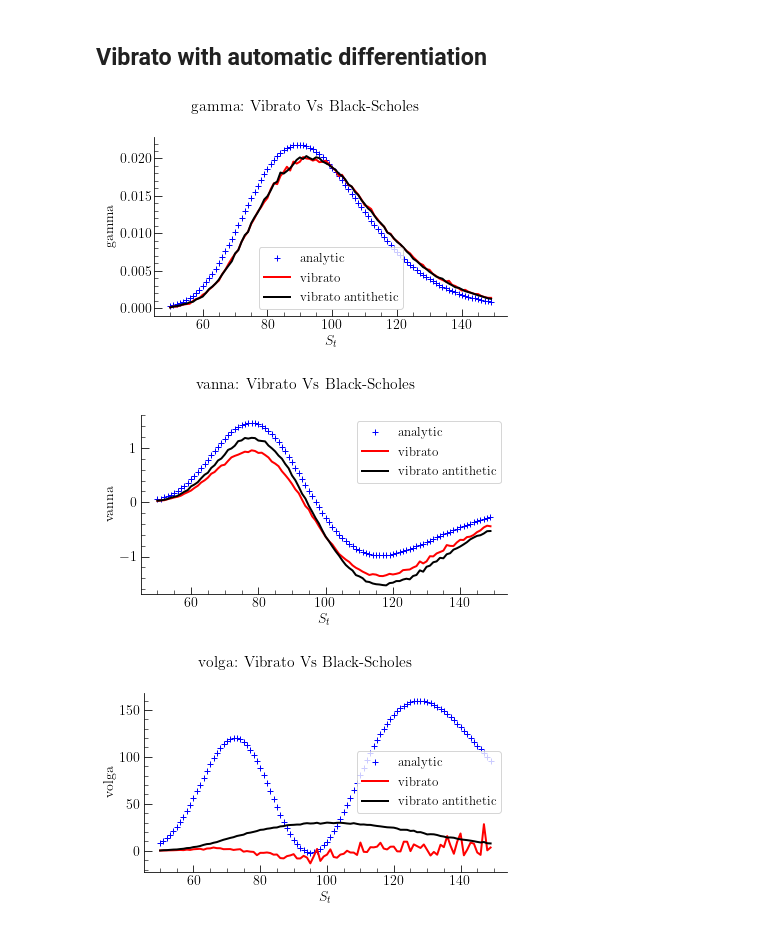
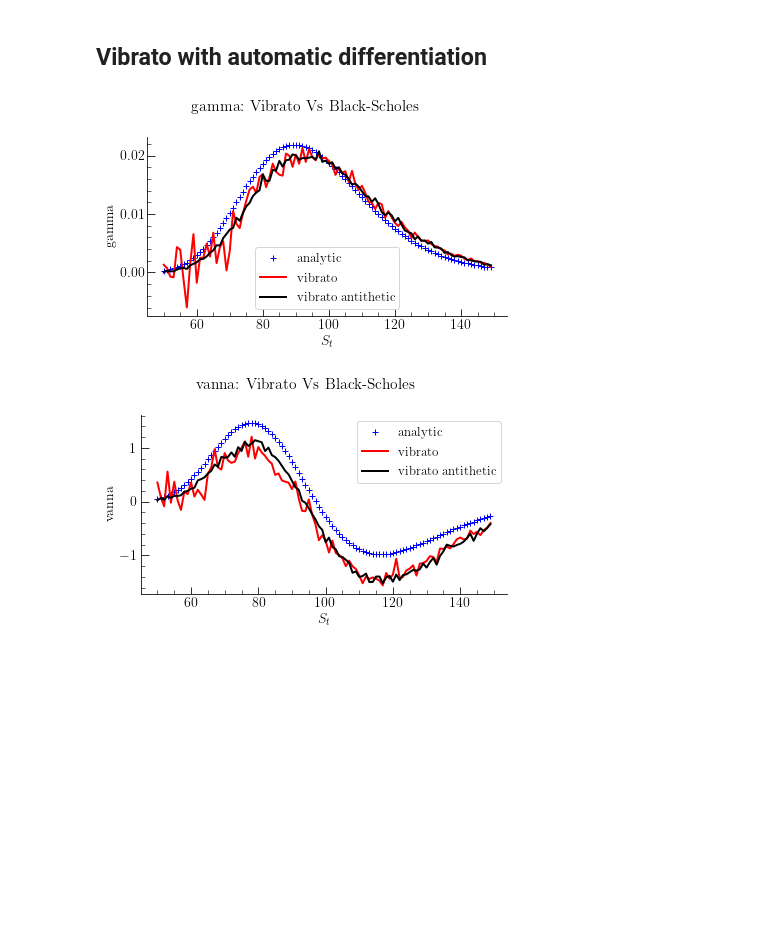
Before and after one commit to axeh101/vibrato-mc, a Jupyter notebook: src/python/vanilla-plots.ipynb, the cells around one changed output. Saved outputs shown, nothing was run; the diff lists cells and outputs as text; code cells hidden in the pictures; blank space fills up the shorter version.

```diff
--- a/src/python/vanilla-plots.ipynb
+++ b/src/python/vanilla-plots.ipynb
@@ -32,12 +32,13 @@ plt.rc('ytick.major', size=7.5)
 
 ### First Order
 # %%
-option_type = 'call' # This must be changed to `put` if a put option is chosen in C++
+option_type = 'put' # This must be changed to `call` if a put option is chosen in C++
 
 src = 'datasets/'+ option_type
 
 vars1 = ['premium', 'delta', 'vega', 'rho']
 vars2 = ['gamma', 'vanna', 'volga']
+vars3 = ['gamma', 'vanna']
 # %%
 for v in vars1:
     analytic = pd.read_csv(
@@ -95,26 +96,25 @@ for v in vars2:
 # %% [markdown]
 ## Vibrato with automatic differentiation
 # %%
-for v in vars2:
+for v in vars3:
     analytic = pd.read_csv(
         src+'_analytic_'+v+'.csv',
         header=None, names=['$S_t$', 'analytic'],  sep=';', index_col=0
     )
     vibrato = pd.read_csv(
         src+'_vibrato_ad_'+v+'.csv',
         header=None, names=['$S_t$', 'vibrato'], sep=';', index_col=0
     )
     vibrato_anti = pd.read_csv(
         src+'_vibrato_ad_'+v+'_anti.csv',
         header=None, names=['$S_t$', 'vibrato antithetic'], sep=';', index_col=0
     )
     fig, ax= plt.subplots();
     fig.suptitle(v+': Vibrato Vs Black-Scholes');
     analytic.plot(ax=ax, ylabel=v, color='blue', ls='', marker='+', markersize=6);
     vibrato.plot(ax=ax, color='red', lw=2);
     vibrato_anti.plot(ax=ax, color='black', lw=2);
     savefig("vad_vanilla_"+v)
 # %% [output]
-[figure, old version]
+[figure, new version]
-[figure, old version]
+[figure, new version]
-[figure, removed]
```
Also changed, not shown: parts of 2 cells of this notebook, 5 other files.
